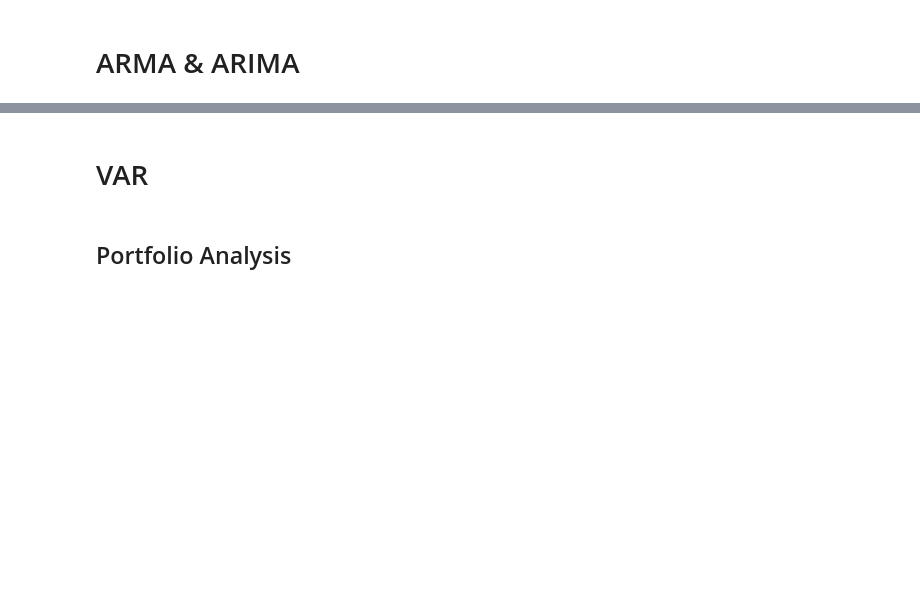
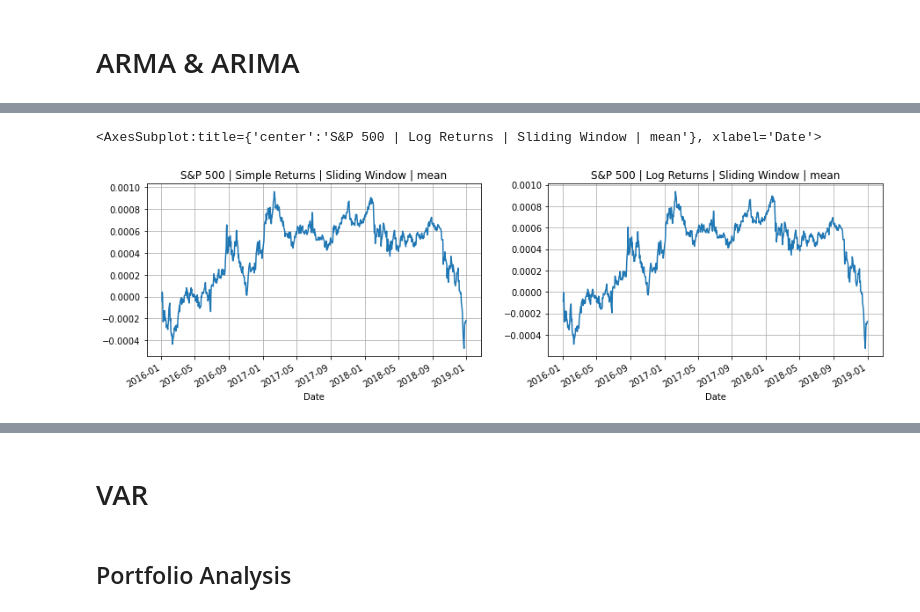
Before and after one commit to NGovani/SPMLF-2021, a Jupyter notebook: SPMLF.ipynb, the cells around one changed output, grey strips where cells are left out. Cells and saved outputs as stored; diff of their text form; code cells hidden in the pictures; blank space fills up the shorter version.

```diff
--- a/SPMLF.ipynb
+++ b/SPMLF.ipynb
@@ -86,15 +100,18 @@ snp_simret['Close'] = snp_simret['Close'].pct_change()
 # %%
 window = 252
 
 fig, axes = plt.subplots(1,2)
 fig.set_figwidth(15)
-axes[0].set_xticklabels([])
-axes[0].set_xlabel("Date")
-axes[1].set_xticklabels([])
-axes[1].set_xlabel("Date")
+# axes[0].set_xticklabels([])
+# axes[0].set_xlabel("Date")
+# axes[1].set_xticklabels([])
+# axes[1].set_xlabel("Date")
 
-snp_simret.rolling(window).mean().plot(ax=axes[0], grid=True, title='S&P 500 | Simple Returns | Sliding Window | mean', legend=False, use_index=False)
-snp_logret.rolling(window).mean().plot(ax=axes[1], grid=True, title='S&P 500 | Log Returns | Sliding Window | mean', legend=False, use_index=False)
+snp_simret.rolling(window).mean().plot(ax=axes[0], grid=True, title='S&P 500 | Simple Returns | Sliding Window | mean', legend=False)
+snp_logret.rolling(window).mean().plot(ax=axes[1], grid=True, title='S&P 500 | Log Returns | Sliding Window | mean', legend=False)
+# %% [output]
+<AxesSubplot:title={'center':'S&P 500 | Log Returns | Sliding Window | mean'}, xlabel='Date'>
+[figure, added]
 # %%
 window = 252
 
```
Also changed, not shown: parts of 15 cells of this notebook.
